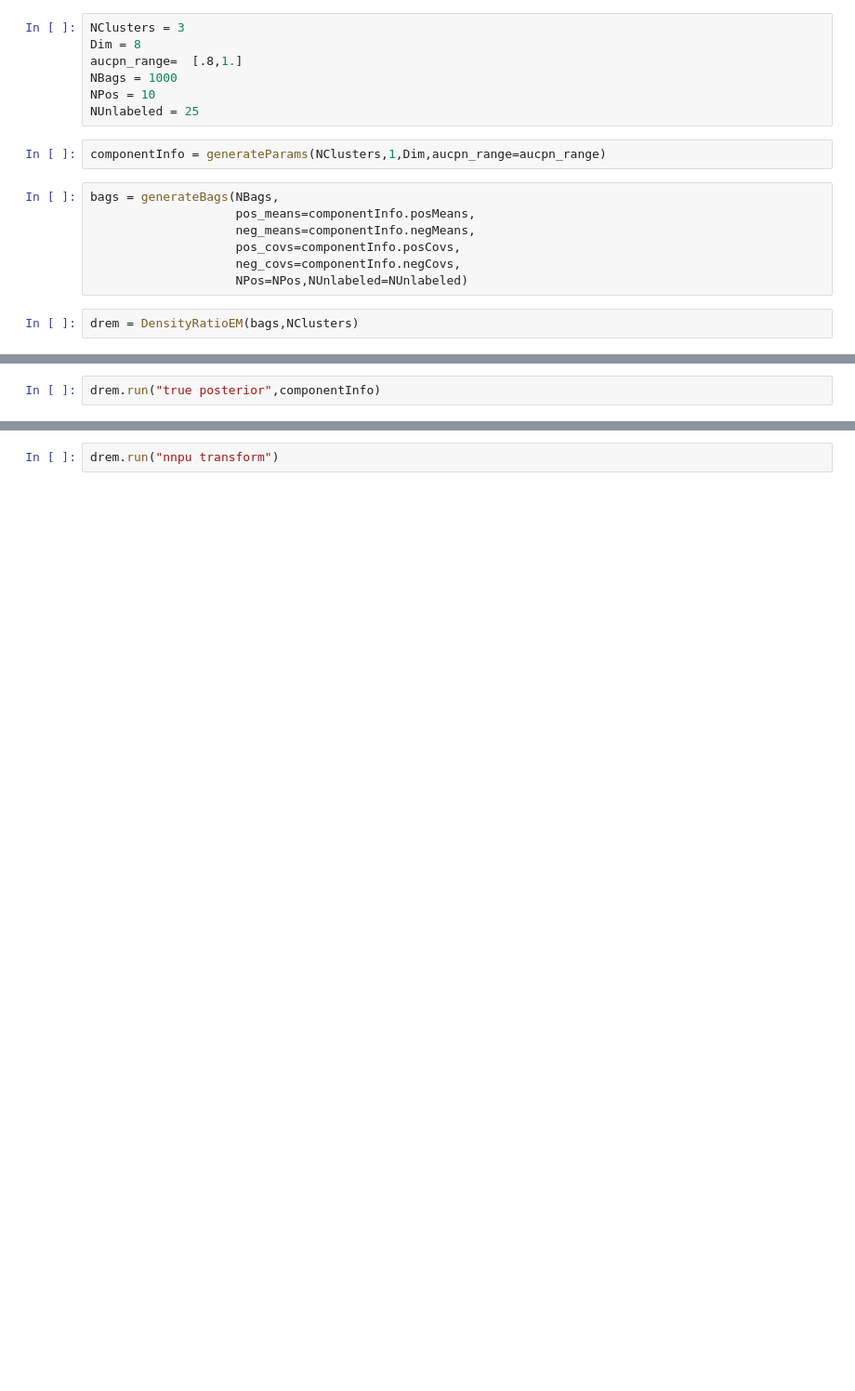
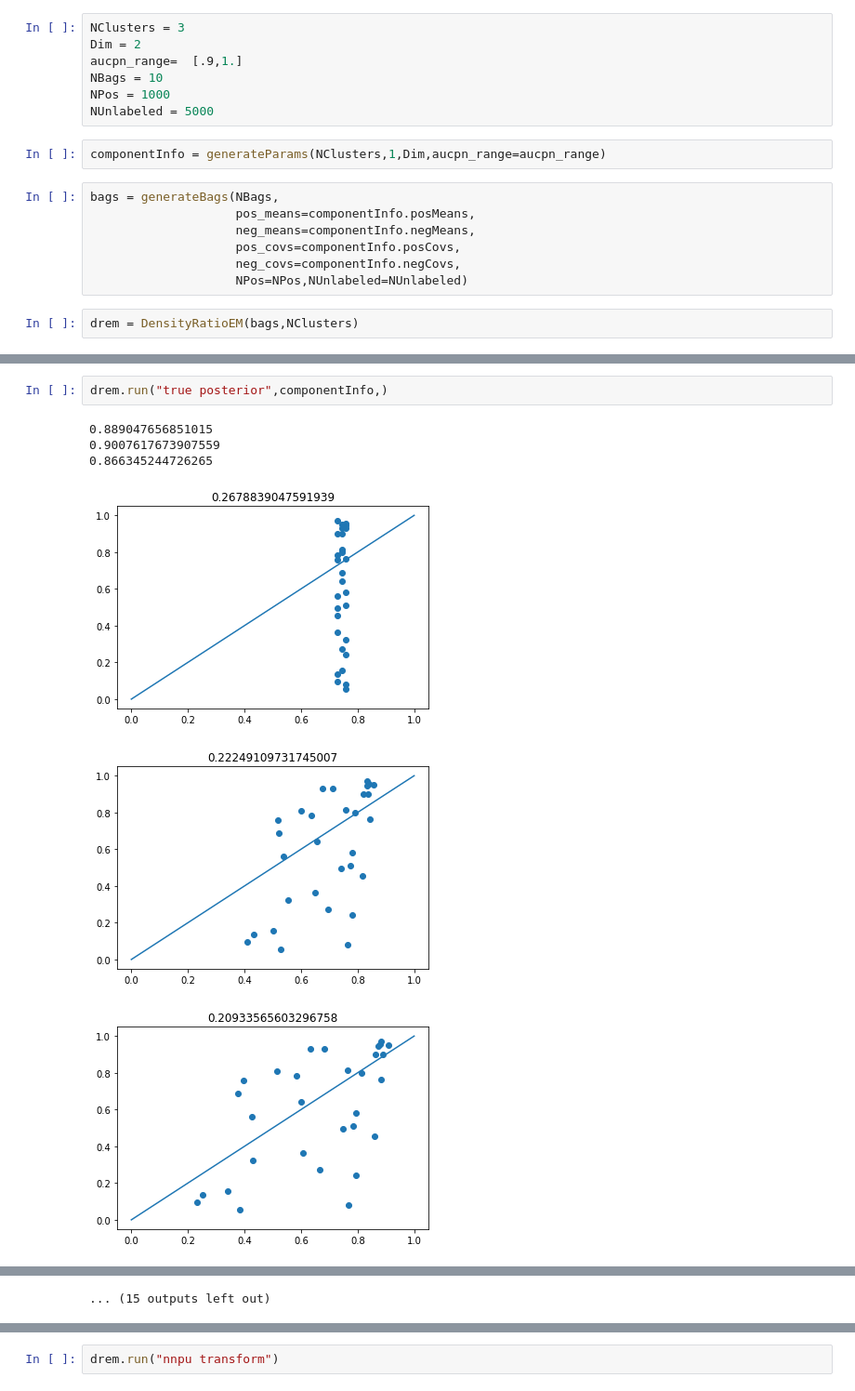
Before and after one commit to Dzeiberg/multiinstance, a Jupyter notebook: 47_DREM_2.ipynb, the cells around one changed output, grey strips where cells are left out. Shown at 93% size. Drawn from its saved outputs; the diff is of its cells as text; blank space fills up the shorter version.

```diff
--- a/47_DREM_2.ipynb
+++ b/47_DREM_2.ipynb
@@ -363,11 +464,11 @@ def generateParams(nClusters, nComps, dim,aucpn_range=[0.8,0.85]):
 # Test
 # %%
 NClusters = 3
-Dim = 8
-aucpn_range=  [.8,1.]
-NBags = 1000
-NPos = 10
-NUnlabeled = 25
+Dim = 2
+aucpn_range=  [.9,1.]
+NBags = 10
+NPos = 1000
+NUnlabeled = 5000
 # %%
 componentInfo = generateParams(NClusters,1,Dim,aucpn_range=aucpn_range)
 # %%
@@ -382,2 +485,9 @@ drem = DensityRatioEM(bags,NClusters)
 # %%
-drem.run("true posterior",componentInfo)
+drem.run("true posterior",componentInfo,)
+# %% [output]
+0.889047656851015
+0.9007617673907559
+0.866345244726265
+[figure, added]
+[figure, added]
+[figure, added]
@@ -384,3 +502,4 @@ drem.run("true posterior",componentInfo)
+... (15 outputs left out)
 # %%
 drem.getAUC()
 # %% [output]
```
Also changed, not shown: parts of 34 cells of this notebook, 17 other files.
